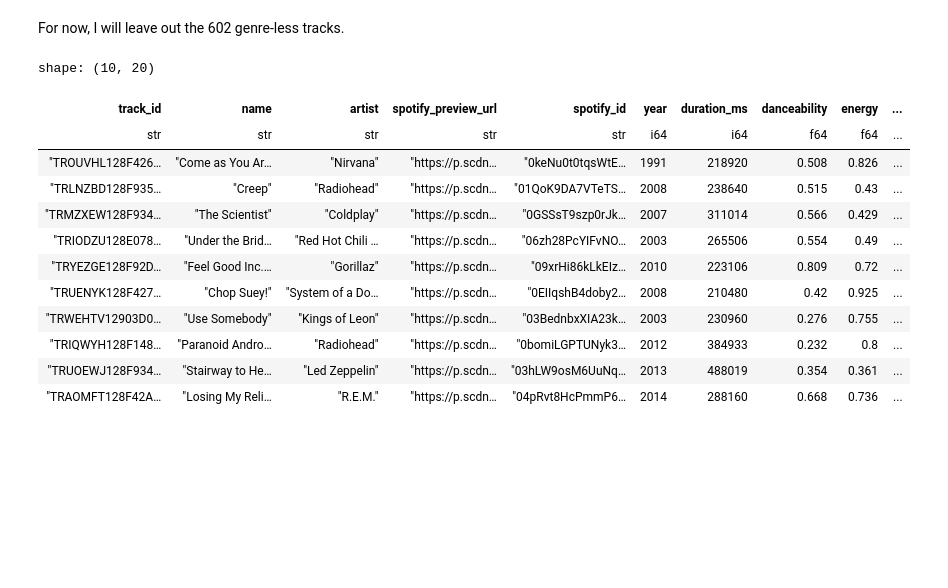
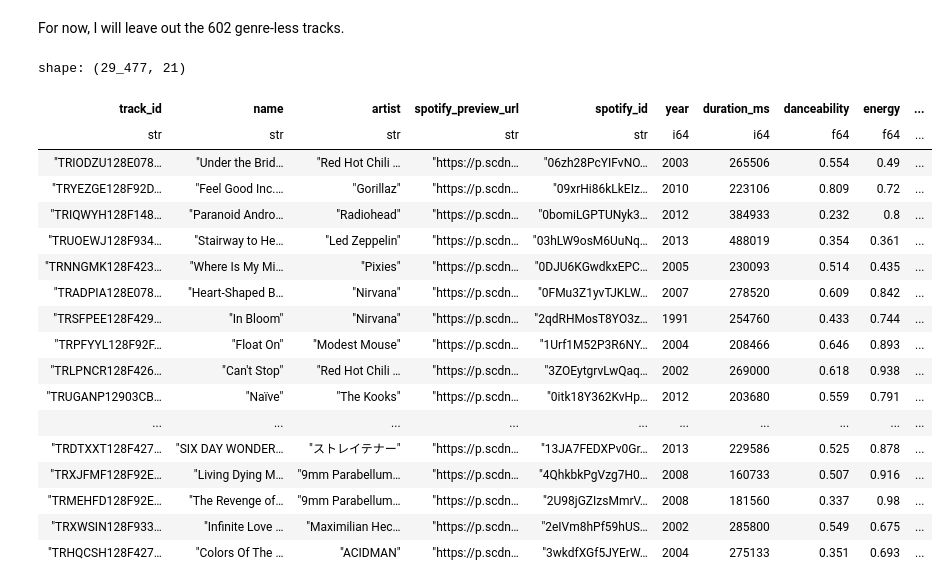
Before and after one commit to panierka/SongsDatabaseAnalysis, a Jupyter notebook: data-processing.ipynb, the cells around one changed output. Cells and saved outputs as stored; diff of their text form; code cells hidden in the pictures; blank space fills up the shorter version.

Commit message:
feat: playcount, csv export

```diff
--- a/data-processing.ipynb
+++ b/data-processing.ipynb
@@ -220,26 +220,40 @@ shape: (1, 1)
 # %% [markdown]
 For now, I will leave out the 602 genre-less tracks.
 # %%
-tracks_filtered_df = tracks_genreless_lf.select([
+tracks_filtered_lf = tracks_genreless_lf.select([
     pl.all().exclude('tags'),
     pl.col('tags').arr.join(';').alias('genres')
 ]).filter(
     tag_not_in_genre_list().is_not()
-).collect()
+)
-# %%
-tracks_filtered_df.head(10)
-# %% [output]
-shape: (10, 20)
-| track_id | name | artist | spotify_preview_url | spotify_id | year | duration_ms | danceability | energy | ... |
-| str | str | str | str | str | i64 | i64 | f64 | f64 | ... |
-| "TROUVHL128F426… | "Come as You Ar… | "Nirvana" | "https://p.scdn… | "0keNu0t0tqsWtE… | 1991 | 218920 | 0.508 | 0.826 | ... |
-| "TRLNZBD128F935… | "Creep" | "Radiohead" | "https://p.scdn… | "01QoK9DA7VTeTS… | 2008 | 238640 | 0.515 | 0.43 | ... |
-| "TRMZXEW128F934… | "The Scientist" | "Coldplay" | "https://p.scdn… | "0GSSsT9szp0rJk… | 2007 | 311014 | 0.566 | 0.429 | ... |
-| "TRIODZU128E078… | "Under the Brid… | "Red Hot Chili … | "https://p.scdn… | "06zh28PcYIFvNO… | 2003 | 265506 | 0.554 | 0.49 | ... |
-| "TRYEZGE128F92D… | "Feel Good Inc.… | "Gorillaz" | "https://p.scdn… | "09xrHi86kLkEIz… | 2010 | 223106 | 0.809 | 0.72 | ... |
-| "TRUENYK128F427… | "Chop Suey!" | "System of a Do… | "https://p.scdn… | "0EIIqshB4doby2… | 2008 | 210480 | 0.42 | 0.925 | ... |
-| "TRWEHTV12903D0… | "Use Somebody" | "Kings of Leon" | "https://p.scdn… | "03BednbxXIA23k… | 2003 | 230960 | 0.276 | 0.755 | ... |
-| "TRIQWYH128F148… | "Paranoid Andro… | "Radiohead" | "https://p.scdn… | "0bomiLGPTUNyk3… | 2012 | 384933 | 0.232 | 0.8 | ... |
-| "TRUOEWJ128F934… | "Stairway to He… | "Led Zeppelin" | "https://p.scdn… | "03hLW9osM6UuNq… | 2013 | 488019 | 0.354 | 0.361 | ... |
-| "TRAOMFT128F42A… | "Losing My Reli… | "R.E.M." | "https://p.scdn… | "04pRvt8HcPmmP6… | 2014 | 288160 | 0.668 | 0.736 | ... |
+# %%
+listens_lf = pl.scan_csv('data/User Listening History.csv')
+# %%
+listens_count_lf = listens_lf.select([
+    pl.col('track_id'),
+    pl.col('playcount')
+]).groupby('track_id').sum()
+# %%
+tracks_with_listens_df = tracks_filtered_lf.join(listens_count_lf, on='track_id').collect()
+tracks_with_listens_df
+# %% [output]
+shape: (29_477, 21)
+| track_id | name | artist | spotify_preview_url | spotify_id | year | duration_ms | danceability | energy | ... |
+| str | str | str | str | str | i64 | i64 | f64 | f64 | ... |
+| "TRIODZU128E078… | "Under the Brid… | "Red Hot Chili … | "https://p.scdn… | "06zh28PcYIFvNO… | 2003 | 265506 | 0.554 | 0.49 | ... |
+| "TRYEZGE128F92D… | "Feel Good Inc.… | "Gorillaz" | "https://p.scdn… | "09xrHi86kLkEIz… | 2010 | 223106 | 0.809 | 0.72 | ... |
+| "TRIQWYH128F148… | "Paranoid Andro… | "Radiohead" | "https://p.scdn… | "0bomiLGPTUNyk3… | 2012 | 384933 | 0.232 | 0.8 | ... |
+| "TRUOEWJ128F934… | "Stairway to He… | "Led Zeppelin" | "https://p.scdn… | "03hLW9osM6UuNq… | 2013 | 488019 | 0.354 | 0.361 | ... |
+| "TRNNGMK128F423… | "Where Is My Mi… | "Pixies" | "https://p.scdn… | "0DJU6KGwdkxEPC… | 2005 | 230093 | 0.514 | 0.435 | ... |
+| "TRADPIA128E078… | "Heart-Shaped B… | "Nirvana" | "https://p.scdn… | "0FMu3Z1yvTJKLW… | 2007 | 278520 | 0.609 | 0.842 | ... |
+| "TRSFPEE128F429… | "In Bloom" | "Nirvana" | "https://p.scdn… | "2qdRHMosT8YO3z… | 1991 | 254760 | 0.433 | 0.744 | ... |
+| "TRPFYYL128F92F… | "Float On" | "Modest Mouse" | "https://p.scdn… | "1Urf1M52P3R6NY… | 2004 | 208466 | 0.646 | 0.893 | ... |
+| "TRLPNCR128F426… | "Can't Stop" | "Red Hot Chili … | "https://p.scdn… | "3ZOEytgrvLwQaq… | 2002 | 269000 | 0.618 | 0.938 | ... |
+| "TRUGANP12903CB… | "Naïve" | "The Kooks" | "https://p.scdn… | "0itk18Y362KvHp… | 2012 | 203680 | 0.559 | 0.791 | ... |
+| ... | ... | ... | ... | ... | ... | ... | ... | ... | ... |
+| "TRDTXXT128F427… | "SIX DAY WONDER… | "ストレイテナー" | "https://p.scdn… | "13JA7FEDXPv0Gr… | 2013 | 229586 | 0.525 | 0.878 | ... |
+| "TRXJFMF128F92E… | "Living Dying M… | "9mm Parabellum… | "https://p.scdn… | "4QhkbkPgVzg7H0… | 2008 | 160733 | 0.507 | 0.916 | ... |
+| "TRMEHFD128F92E… | "The Revenge of… | "9mm Parabellum… | "https://p.scdn… | "2U98jGZIzsMmrV… | 2008 | 181560 | 0.337 | 0.98 | ... |
+| "TRXWSIN128F933… | "Infinite Love … | "Maximilian Hec… | "https://p.scdn… | "2eIVm8hPf59hUS… | 2002 | 285800 | 0.549 | 0.675 | ... |
+| "TRHQCSH128F427… | "Colors Of The … | "ACIDMAN" | "https://p.scdn… | "3wkdfXGf5JYErW… | 2004 | 275133 | 0.351 | 0.693 | ... |
 # %%
```
Also changed, not shown: parts of 1 cell of this notebook.
